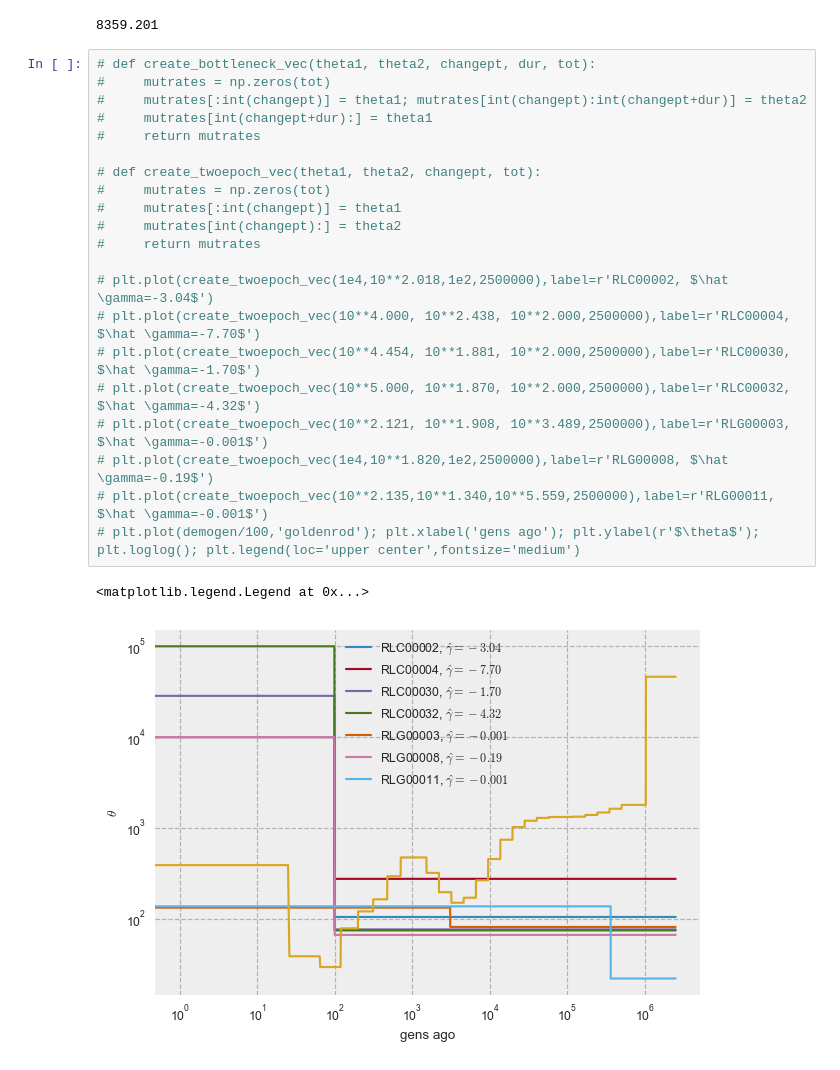
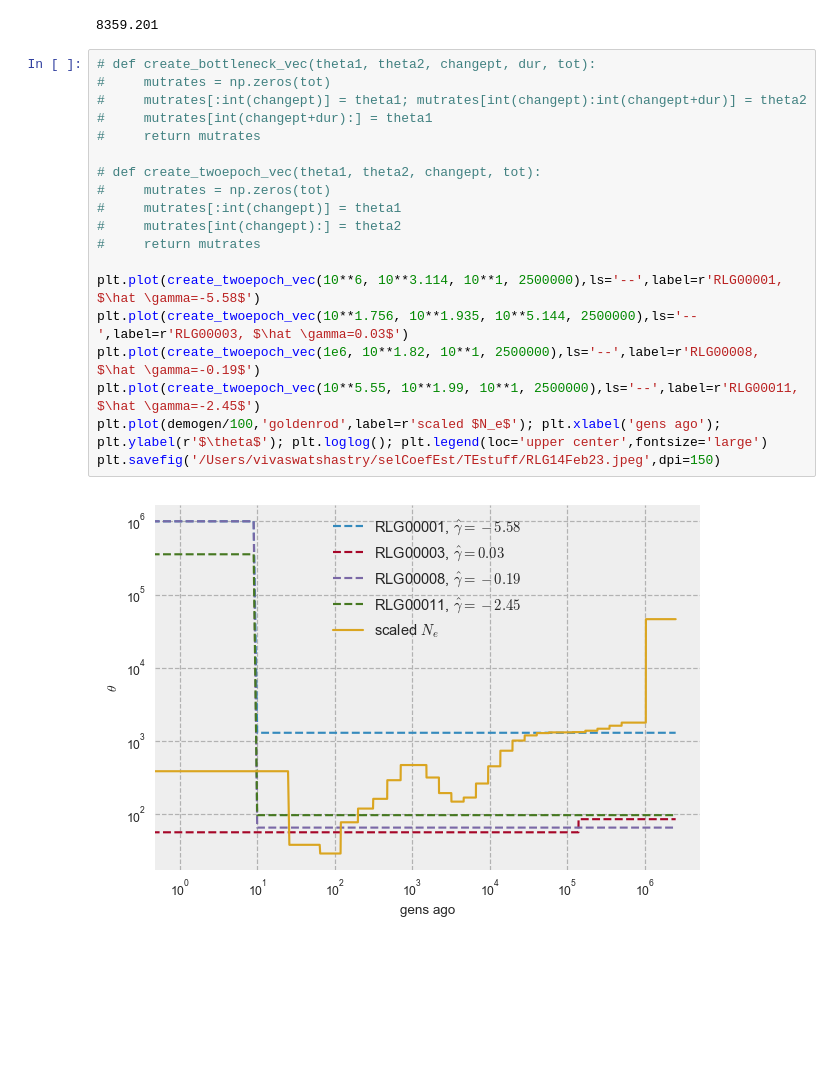
Before and after one commit to VivaswatS/selCoefEst, a Jupyter notebook: TE-analysis.ipynb, the cells around one changed output. Drawn from its saved outputs; the diff is of its cells as text; blank space fills up the shorter version.

Commit message:
ggplot init + relateWorkflow + TE-plots

```diff
--- a/TE-analysis.ipynb
+++ b/TE-analysis.ipynb
@@ -419,24 +419,21 @@ get_ll_thetaconstant(np.log10([10,100]),{'sms':SMSmask,'N':10000,'gens':1800000}
 # %%
 # def create_bottleneck_vec(theta1, theta2, changept, dur, tot):
 #     mutrates = np.zeros(tot)
 #     mutrates[:int(changept)] = theta1; mutrates[int(changept):int(changept+dur)] = theta2
 #     mutrates[int(changept+dur):] = theta1
 #     return mutrates
 
 # def create_twoepoch_vec(theta1, theta2, changept, tot):
 #     mutrates = np.zeros(tot)
 #     mutrates[:int(changept)] = theta1
 #     mutrates[int(changept):] = theta2
 #     return mutrates
 
-# plt.plot(create_twoepoch_vec(1e4,10**2.018,1e2,2500000),label=r'RLC00002, $\hat \gamma=-3.04$')
-# plt.plot(create_twoepoch_vec(10**4.000, 10**2.438, 10**2.000,2500000),label=r'RLC00004, $\hat \gamma=-7.70$')
-# plt.plot(create_twoepoch_vec(10**4.454, 10**1.881, 10**2.000,2500000),label=r'RLC00030, $\hat \gamma=-1.70$')
-# plt.plot(create_twoepoch_vec(10**5.000, 10**1.870, 10**2.000,2500000),label=r'RLC00032, $\hat \gamma=-4.32$')
-# plt.plot(create_twoepoch_vec(10**2.121, 10**1.908, 10**3.489,2500000),label=r'RLG00003, $\hat \gamma=-0.001$')
-# plt.plot(create_twoepoch_vec(1e4,10**1.820,1e2,2500000),label=r'RLG00008, $\hat \gamma=-0.19$')
-# plt.plot(create_twoepoch_vec(10**2.135,10**1.340,10**5.559,2500000),label=r'RLG00011, $\hat \gamma=-0.001$')
-# plt.plot(demogen/100,'goldenrod'); plt.xlabel('gens ago'); plt.ylabel(r'$\theta$'); plt.loglog(); plt.legend(loc='upper center',fontsize='medium')
+plt.plot(create_twoepoch_vec(10**6, 10**3.114, 10**1, 2500000),ls='--',label=r'RLG00001, $\hat \gamma=-5.58$')
+plt.plot(create_twoepoch_vec(10**1.756, 10**1.935, 10**5.144, 2500000),ls='--',label=r'RLG00003, $\hat \gamma=0.03$')
+plt.plot(create_twoepoch_vec(1e6, 10**1.82, 10**1, 2500000),ls='--',label=r'RLG00008, $\hat \gamma=-0.19$')
+plt.plot(create_twoepoch_vec(10**5.55, 10**1.99, 10**1, 2500000),ls='--',label=r'RLG00011, $\hat \gamma=-2.45$')
+plt.plot(demogen/100,'goldenrod',label=r'scaled $N_e$'); plt.xlabel('gens ago'); plt.ylabel(r'$\theta$'); plt.loglog(); plt.legend(loc='upper center',fontsize='large')
+plt.savefig('/Users/vivaswatshastry/selCoefEst/TEstuff/RLG14Feb23.jpeg',dpi=150)
 # %% [output]
-<matplotlib.legend.Legend at 0x...>
-[figure, old version]
+[figure, new version]
```
Also changed, not shown: parts of 5 cells of this notebook, 5 other files.
